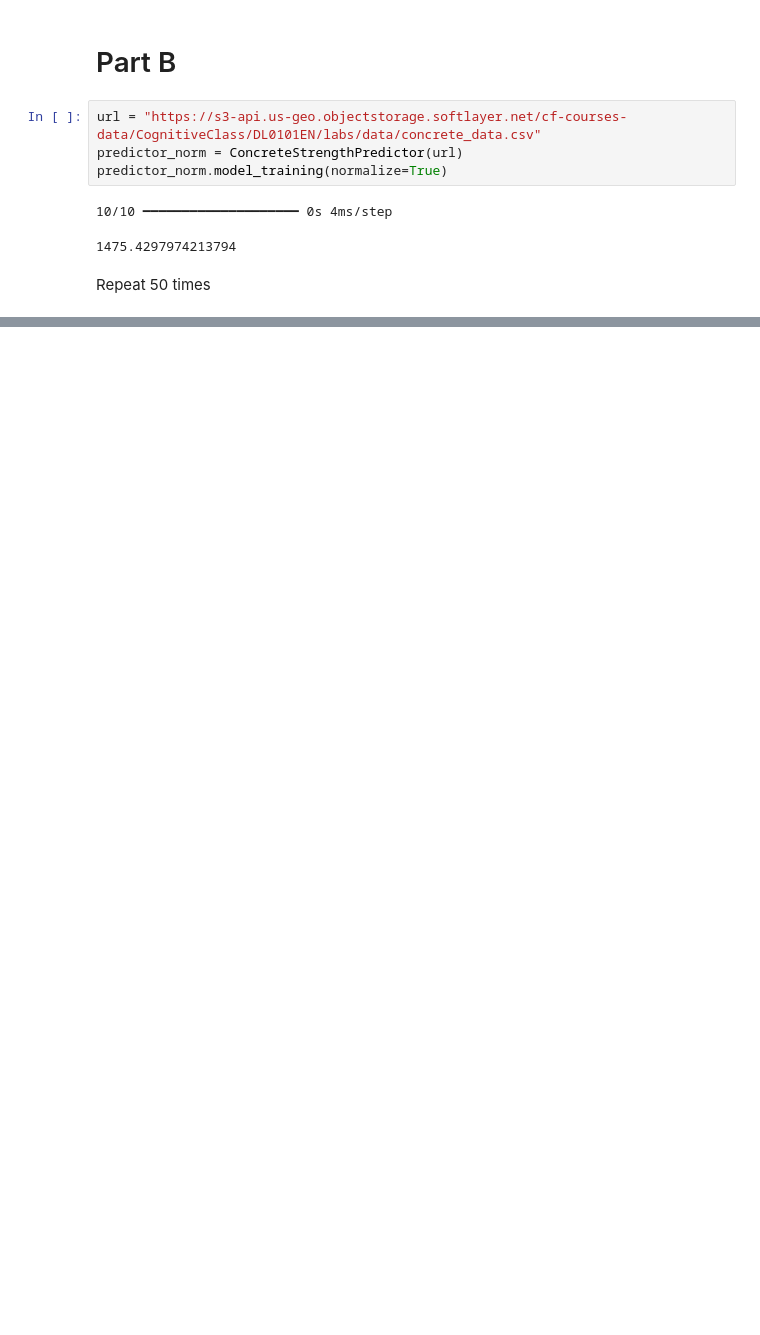
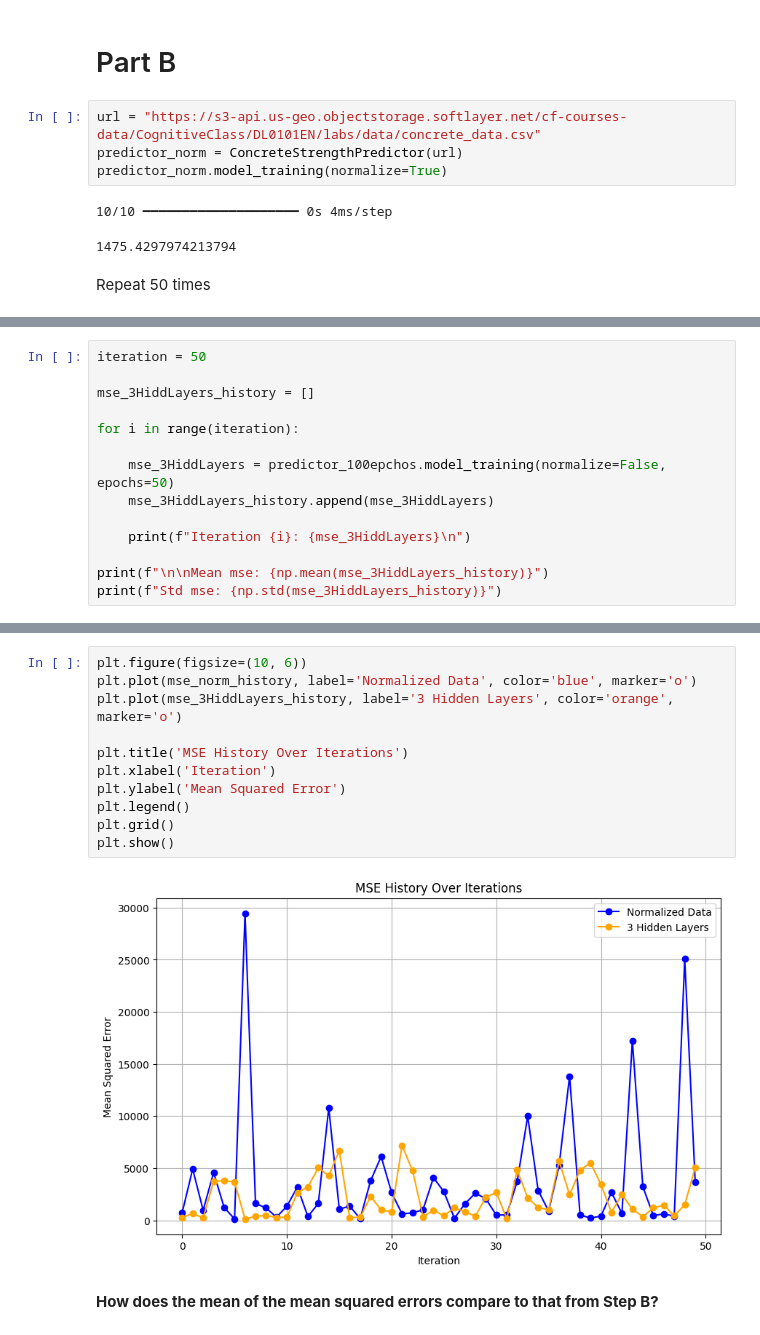
Before and after one commit to TimLL123456/Learning, a Jupyter notebook: intro DL with Keras Final Assignment.ipynb, the cells around one changed output, grey strips where cells are left out. Saved outputs shown, nothing was run; the diff lists cells and outputs as text; blank space fills up the shorter version.

```diff
--- a/intro DL with Keras Final Assignment.ipynb
+++ b/intro DL with Keras Final Assignment.ipynb
@@ -126,0 +286,14 @@ Iteration 11: 3193.182703691797
+# %%
+iteration = 50
+
+mse_3HiddLayers_history = []
+
+for i in range(iteration):
+
+    mse_3HiddLayers = predictor_100epchos.model_training(normalize=False, epochs=50)
+    mse_3HiddLayers_history.append(mse_3HiddLayers)
+
+    print(f"Iteration {i}: {mse_3HiddLayers}\n")
+
+print(f"\n\nMean mse: {np.mean(mse_3HiddLayers_history)}")
+print(f"Std mse: {np.std(mse_3HiddLayers_history)}")
@@ -126,0 +338,15 @@ Iteration 11: 3193.182703691797
+# %%
+plt.figure(figsize=(10, 6))
+plt.plot(mse_norm_history, label='Normalized Data', color='blue', marker='o')
+plt.plot(mse_3HiddLayers_history, label='3 Hidden Layers', color='orange', marker='o')
+
+plt.title('MSE History Over Iterations')
+plt.xlabel('Iteration')
+plt.ylabel('Mean Squared Error')
+plt.legend()
+plt.grid()
+plt.show()
+# %% [output]
+[figure, added]
+# %% [markdown]
+**How does the mean of the mean squared errors compare to that from Step B?**
```
Also changed, not shown: parts of 26 cells of this notebook.
